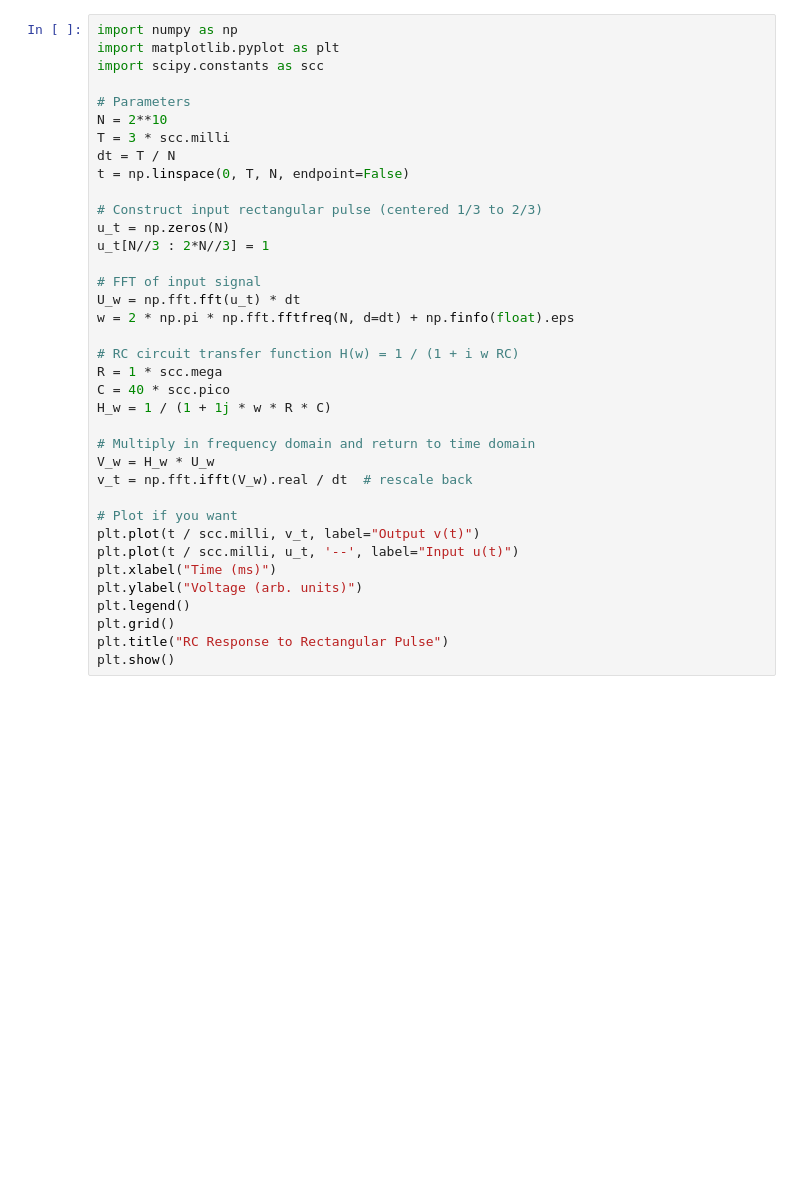
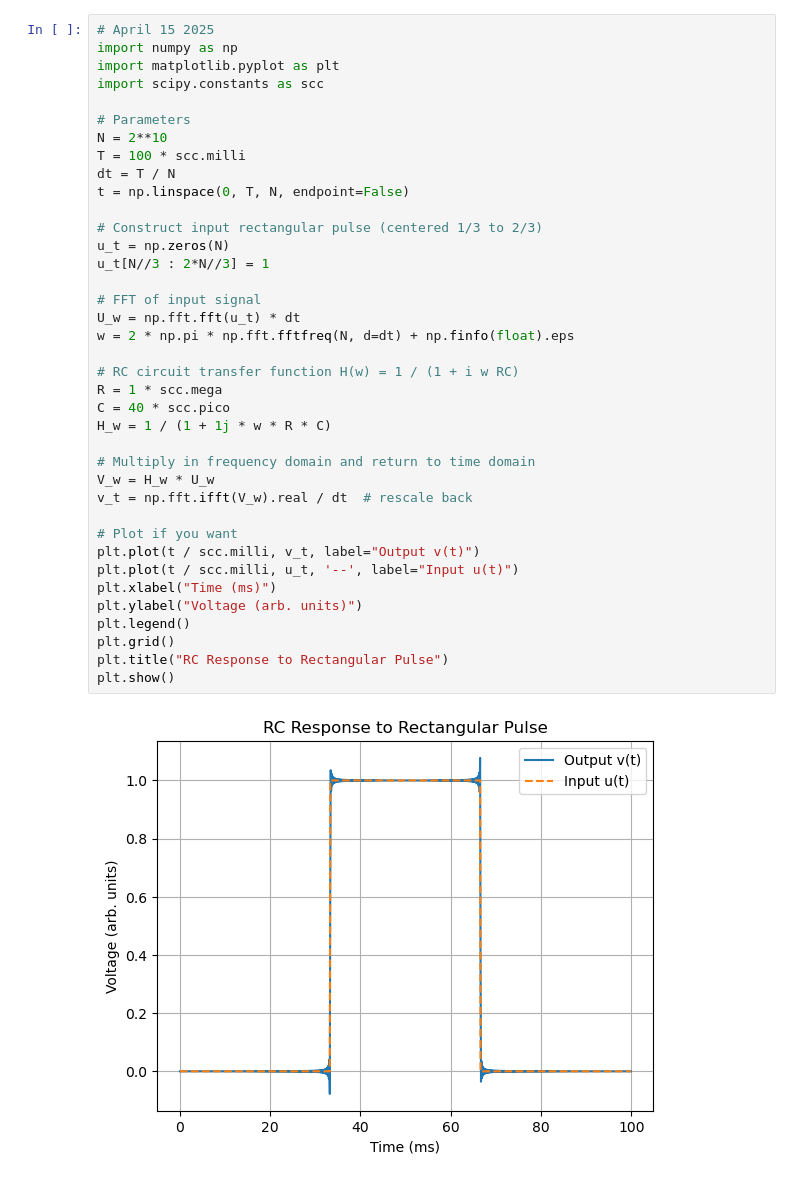
Before and after one commit to luriol/Cryopreservation, a Jupyter notebook: capacitor_time_domain.ipynb, the cells around one changed output. Cells and saved outputs as stored; diff of their text form; blank space fills up the shorter version.

```diff
--- a/capacitor_time_domain.ipynb
+++ b/capacitor_time_domain.ipynb
@@ -1,39 +1,42 @@
 # %%
+# April 15 2025
 import numpy as np
 import matplotlib.pyplot as plt
 import scipy.constants as scc
 
 # Parameters
 N = 2**10
-T = 3 * scc.milli
+T = 100 * scc.milli
 dt = T / N
 t = np.linspace(0, T, N, endpoint=False)
 
 # Construct input rectangular pulse (centered 1/3 to 2/3)
 u_t = np.zeros(N)
 u_t[N//3 : 2*N//3] = 1
 
 # FFT of input signal
 U_w = np.fft.fft(u_t) * dt
 w = 2 * np.pi * np.fft.fftfreq(N, d=dt) + np.finfo(float).eps
 
 # RC circuit transfer function H(w) = 1 / (1 + i w RC)
 R = 1 * scc.mega
 C = 40 * scc.pico
 H_w = 1 / (1 + 1j * w * R * C)
 
 # Multiply in frequency domain and return to time domain
 V_w = H_w * U_w
 v_t = np.fft.ifft(V_w).real / dt  # rescale back
 
 # Plot if you want
 plt.plot(t / scc.milli, v_t, label="Output v(t)")
 plt.plot(t / scc.milli, u_t, '--', label="Input u(t)")
 plt.xlabel("Time (ms)")
 plt.ylabel("Voltage (arb. units)")
 plt.legend()
 plt.grid()
 plt.title("RC Response to Rectangular Pulse")
 plt.show()
+# %% [output]
+[figure, added]
 # %%
 # FFTs of input and output signals
```
Also changed, not shown: parts of 3 cells of this notebook, 1 other file.
